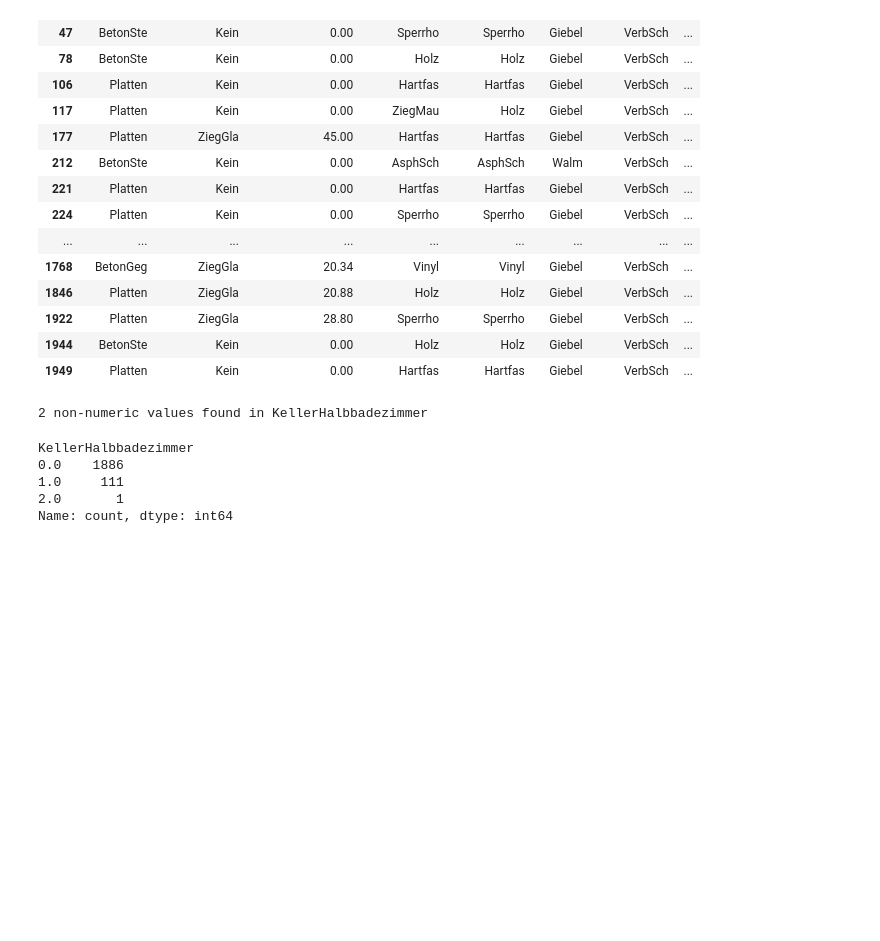
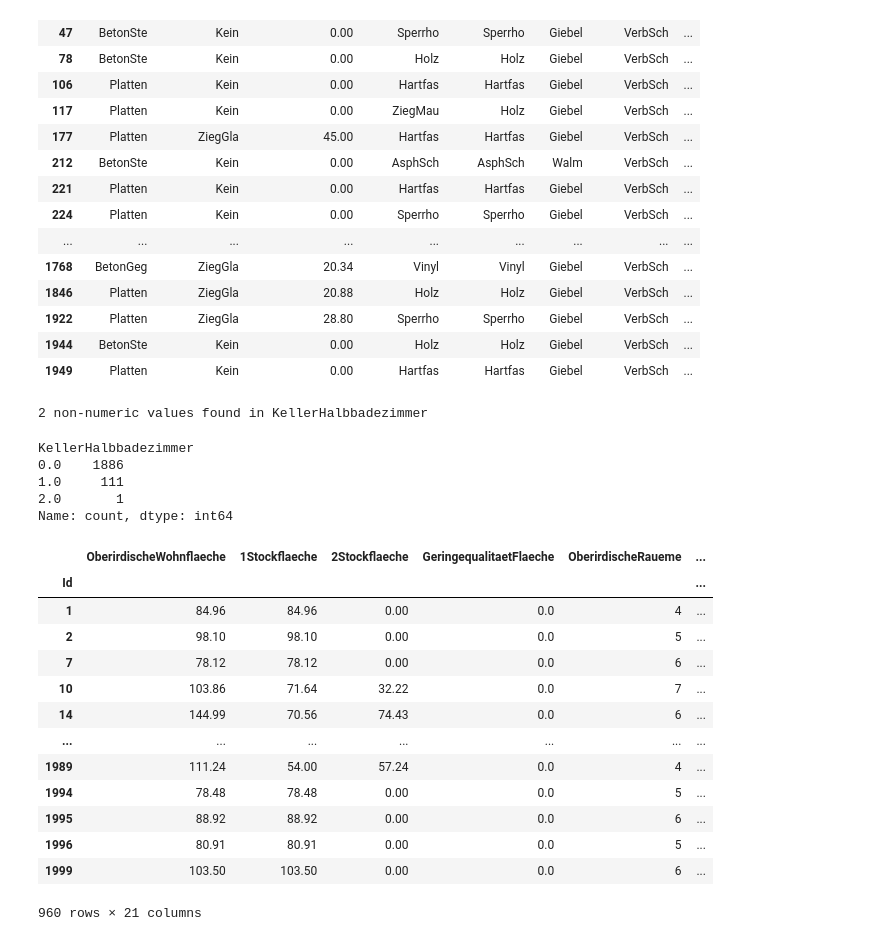
Before and after one commit to FlowBYRN/ml_hackathon, a Jupyter notebook: Analyze_flo.ipynb, the cells around one changed output. Cells and saved outputs as stored; diff of their text form; code cells hidden in the pictures; blank space fills up the shorter version.

```diff
--- a/Analyze_flo.ipynb
+++ b/Analyze_flo.ipynb
@@ -331,3 +332,20 @@ KellerHalbbadezimmer
 1.0     111
 2.0       1
 Name: count, dtype: int64
+# %%
+df_20_3[(df_20_3['Kamine'] == 0) & (df_20_3['Kaminqualitaet'].isnull())]
+# %% [output]
+|  | OberirdischeWohnflaeche | 1Stockflaeche | 2Stockflaeche | GeringequalitaetFlaeche | OberirdischeRaueme | ... |
+| Id |  |  |  |  |  | ... |
+| 1 | 84.96 | 84.96 | 0.00 | 0.0 | 4 | ... |
+| 2 | 98.10 | 98.10 | 0.00 | 0.0 | 5 | ... |
+| 7 | 78.12 | 78.12 | 0.00 | 0.0 | 6 | ... |
+| 10 | 103.86 | 71.64 | 32.22 | 0.0 | 7 | ... |
+| 14 | 144.99 | 70.56 | 74.43 | 0.0 | 6 | ... |
+| ... | ... | ... | ... | ... | ... | ... |
+| 1989 | 111.24 | 54.00 | 57.24 | 0.0 | 4 | ... |
+| 1994 | 78.48 | 78.48 | 0.00 | 0.0 | 5 | ... |
+| 1995 | 88.92 | 88.92 | 0.00 | 0.0 | 6 | ... |
+| 1996 | 80.91 | 80.91 | 0.00 | 0.0 | 5 | ... |
+| 1999 | 103.50 | 103.50 | 0.00 | 0.0 | 6 | ... |
+960 rows × 21 columns
```
Also changed, not shown: parts of 2 cells of this notebook, 1 other file.
